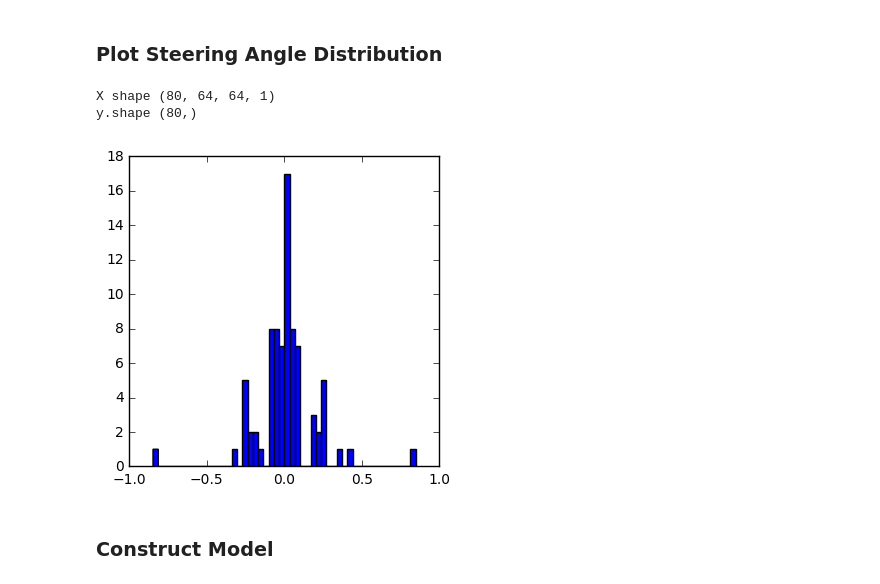
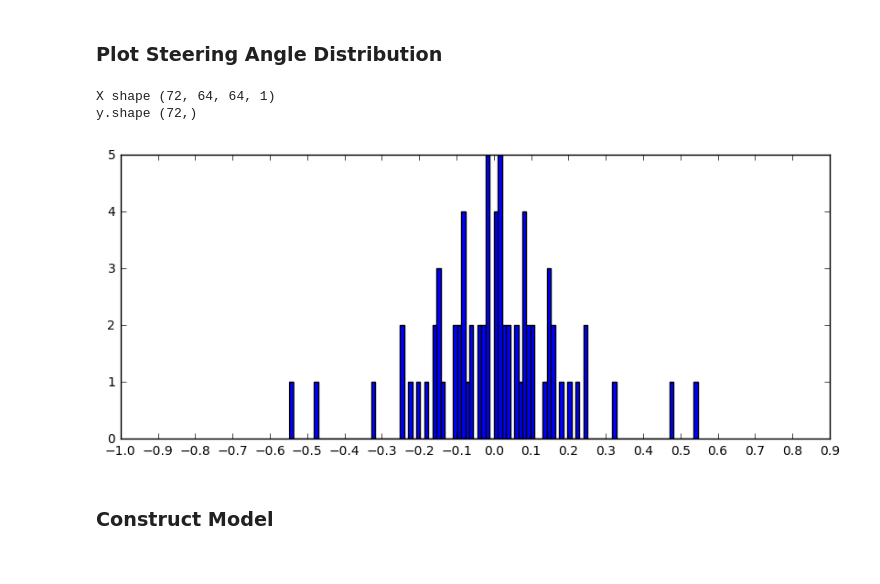
Before and after one commit to JLee21/Udacity-Self-Driving-Car-NanoDegree-Term-1, a Jupyter notebook: p3-behavioural-cloning/carnd-behavioral-cloning-p3/ai-model-notebook.ipynb, the cells around one changed output. Drawn from its saved outputs; the diff is of its cells as text; code cells hidden in the pictures.

Commit message:
Car makes lap with trouble on sharp curves

```diff
--- a/p3-behavioural-cloning/carnd-behavioral-cloning-p3/ai-model-notebook.ipynb
+++ b/p3-behavioural-cloning/carnd-behavioral-cloning-p3/ai-model-notebook.ipynb
@@ -88,7 +89,7 @@ def consolidate(path_to_folders, print_verbose=True):
             print('\tdirs-------')
             for dir in b:
                 # Skip the IMG folders
-                if 'IMG' in dir: continue
+                if 'IMG' in dir: break
                 # Create a complete path to each folder
                 print('\t\t', dir)
             print('\t\t\tfiles-------')
@@ -106,9 +107,7 @@ def consolidate(path_to_folders, print_verbose=True):
     for file in path_to_files:
         folder_to_parse = file.split('\\')[-2]
 
-#         if 'udacity' in folder_to_parse:
-#             print('breaking')
-#             break
+        line_count = len(lines)
 
         print('\nParsing \t\t==> {}'.format(folder_to_parse))
 
@@ -119,43 +118,40 @@ def consolidate(path_to_folders, print_verbose=True):
 
             for line in csv_reader:
 
-#                     if (dice != 0): continue
-#                 if (dice != 0) & (line[3] == '0'):
-#                     continue
-
                 # rename the folder path since we have multiple folders (clockwise, corrections, etc.)
                 # line[0] will be like this 'clockwise\\center.jpg'
                 # line[1] will be like this 'clockwise\\left.jpg'
                 line[0] = image_path + '\\' + folder_to_parse + '\\' + 'IMG\\' + line[0].split('\\')[-1]
 
                 if 'udacity' in folder_to_parse:
-                    dice = np.random.randint(0,6)
+                    dice = np.random.randint(6)
                     if ('0.00' in line[3]):
-                        if dice < 3:
+                        if dice < 1:
                             break
                     line[0] = image_path + '\\' + folder_to_parse + '\\' + 'IMG\\' + line[0].split('/')[-1]
                     line[1] = image_path + '\\' + folder_to_parse + '\\' + 'IMG\\' + line[1].split('/')[-1]
                     line[2] = image_path + '\\' + folder_to_parse + '\\' + 'IMG\\' + line[2].split('/')[-1]
 
                 lines.append(line)
+
+        print('Length of Samples \t==> {}'.format(len(lines)-line_count))
         time_in_ms = (time()-start_time)*1000
         print('Length of Lines \t==> {}'.format(len(lines)))
-        print('Done! Elapsed time(ms) \t==> {0:5.2f}'.format(time_in_ms))
+        print('Done! Elapsed time(ms) \t==>{0:5.2f}'.format(time_in_ms))
 
     return lines
 # %% [output]
 '\nTHE GOAL\n\n1.) Take a peak at the folders that contain the driving data\n2.) Consolidate all the CSV files into a single list\n3.) We will NOT augment or trim down any of the data in this script\n ...
 # %%
 image_path = r'D:\SDC\p3-Behavioural-Cloning\p3-behavorial-cloning\ricky'
-# lines[0]
+lines = []
 lines = consolidate(image_path, print_verbose=False)
 print('\nNumber of unprocessed images ==>\t', len(lines))
 assert len(lines) > 0, "You've got no lines"
-train_samples, validation_samples = train_test_split(lines, test_size=0.3)
+train_samples, validation_samples = train_test_split(lines, test_size=0.2)
 for i in range(len(lines)):
     if lines[i][1] is not '':
         print('{}\n{}\n{}'.format(lines[i][0], lines[i][1], lines[i][2]));
-
     if i > 10: break
 # %% [output]
 Parsing                 ==> clockwise
@@ -242,7 +238,7 @@ def translate(img, steer, trans_amt):
     pass
 
 def add_left_right_cameras(csv_line, angle, str_offset=0.25):
-#     if abs(angle) > 0.5 : exit
+    if angle != 0.0: exit
 
     left_pic = cv2.imread(csv_line[1])
     right_pic = cv2.imread(csv_line[2])
@@ -272,9 +268,9 @@ def generator(samples, batch_size=16):
                 assert image !=None, 'Looks like you may have the wrong IMG destination\n{batch}'.format(batch_sample[0])
 
                 left_right = False
-                dice = np.random.randint(0,2) # Select 1 in 3 udacity images
+                dice = np.random.randint(2)
                 if 'udacity' in batch_sample[0]:
-#                     if dice == 0:
+
                     lf_pic, lf_ang, rt_pic, rt_ang = add_left_right_cameras(batch_sample, angle)
                     left_right = True
 
@@ -297,6 +293,9 @@ def generator(samples, batch_size=16):
                     lf_pic_resize = resize(lf_pic_hsv)
                     images.append(lf_pic_resize[...,1,None])
                     angles.append(lf_ang)
+                    # Flip
+                    images.append(flip(lf_pic_resize)[...,1,None])
+                    angles.append(lf_ang*-1.0)
 
                 # Process Right camera
                 if left_right:
@@ -304,6 +303,9 @@ def generator(samples, batch_size=16):
                     rt_pic_resize = resize(rt_pic_hsv)
                     images.append(rt_pic_resize[...,1,None])
                     angles.append(rt_ang)
+                    # Flip
+                    images.append(flip(rt_pic_resize)[...,1,None])
+                    angles.append(rt_ang*-1.0)
 
             X_train = np.array(images)
             y_train = np.array(angles)
@@ -314,27 +316,29 @@ def generator(samples, batch_size=16):
 # %%
 train_generator = generator(shuffle(train_samples), batch_size=32)
 validation_generator = generator(validation_samples, batch_size=32)
 
 X, y = next(train_generator)
 print('X shape {}'.format(X.shape))
 print('y.shape {}'.format(y.shape))
 
-plt.figure(figsize=(4,4))
-plt.hist(y, bins=50)
+rng = np.arange(-1,1,.1)
+plt.figure(figsize=(10,4))
+plt.hist(y, bins=100)
+plt.xticks(rng)
 plt.show();
 
 # X_sqz = np.squeeze(X)
 # print('shape X_sqz', X_sqz.shape)
 # plt.figure(figsize=(12,12))
 # for i in range(len(X_sqz[0])):
 #     plt.subplot(8, 8, i+1)
 #     plt.imshow(X_sqz[i])
 #     plt.title(i)
 # plt.show();
 # %% [output]
-X shape (80, 64, 64, 1)
-y.shape (80,)
+X shape (72, 64, 64, 1)
+y.shape (72,)
-[figure, old version]
+[figure, new version]
 # %%
 # import plotly as py
 # import plotly.graph_objs as go
```
Also changed, not shown: parts of 7 cells of this notebook.
